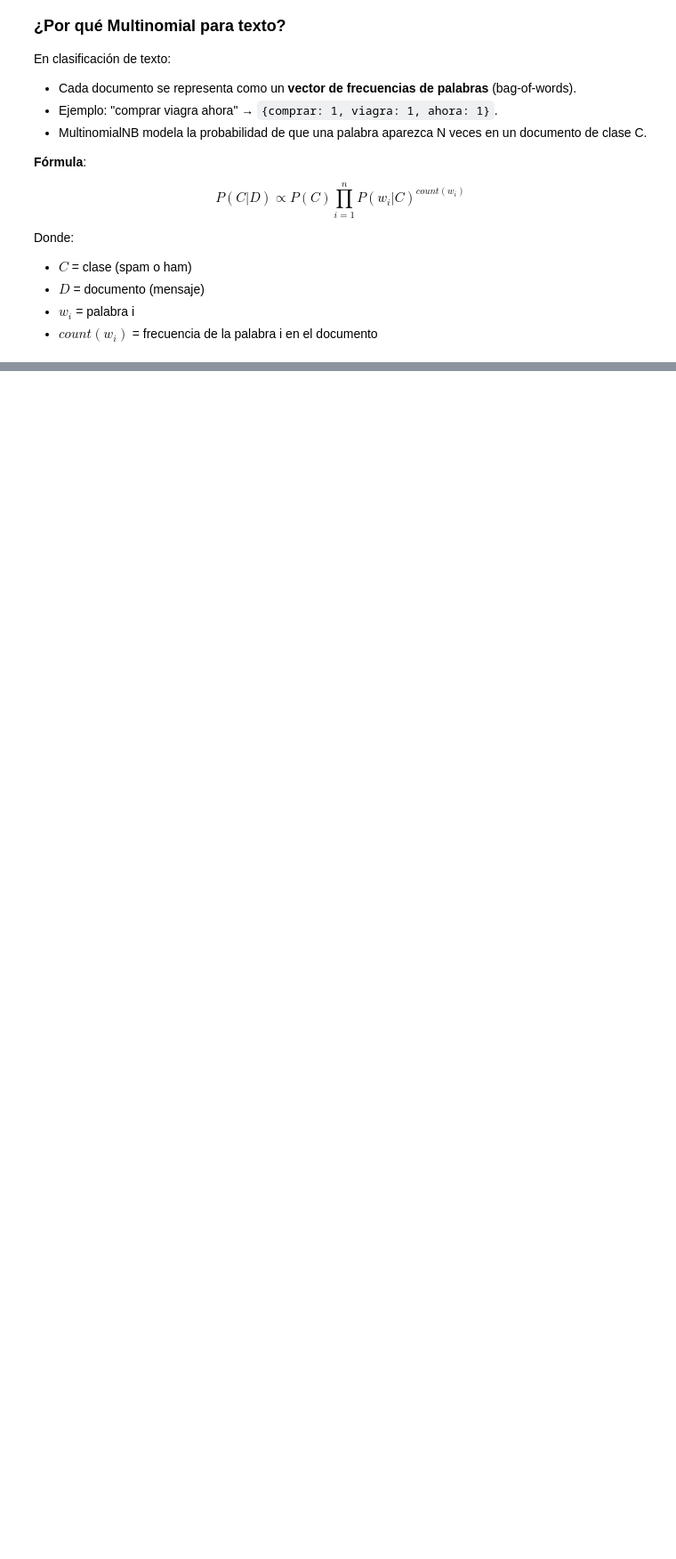
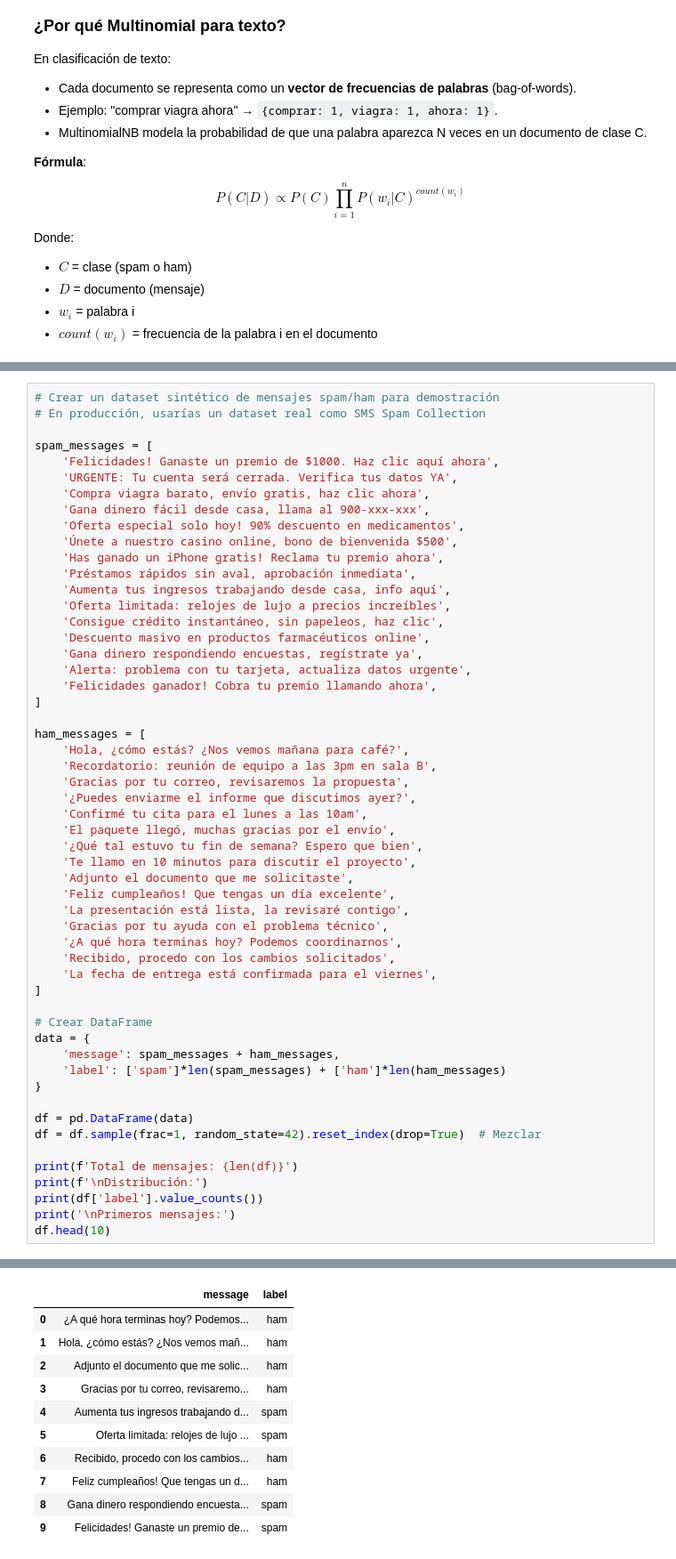
Before and after one commit to Jose-luis-echemendia/Machine-learning-AA, a Jupyter notebook: Lab Metodos Bayesianos/ejercicio3.ipynb, the cells around one changed output, grey strips where cells are left out. Shown: that part at 89% size. Drawn from its saved outputs; the diff is of its cells as text; blank space fills up the shorter version.

```diff
--- a/Lab Metodos Bayesianos/ejercicio3.ipynb
+++ b/Lab Metodos Bayesianos/ejercicio3.ipynb
@@ -33,0 +56,55 @@ Donde:
+# %%
+# Crear un dataset sintético de mensajes spam/ham para demostración
+# En producción, usarías un dataset real como SMS Spam Collection
+
+spam_messages = [
+    'Felicidades! Ganaste un premio de $1000. Haz clic aquí ahora',
+    'URGENTE: Tu cuenta será cerrada. Verifica tus datos YA',
+    'Compra viagra barato, envío gratis, haz clic ahora',
+    'Gana dinero fácil desde casa, llama al 900-xxx-xxx',
+    'Oferta especial solo hoy! 90% descuento en medicamentos',
+    'Únete a nuestro casino online, bono de bienvenida $500',
+    'Has ganado un iPhone gratis! Reclama tu premio ahora',
+    'Préstamos rápidos sin aval, aprobación inmediata',
+    'Aumenta tus ingresos trabajando desde casa, info aquí',
+    'Oferta limitada: relojes de lujo a precios increíbles',
+    'Consigue crédito instantáneo, sin papeleos, haz clic',
+    'Descuento masivo en productos farmacéuticos online',
+    'Gana dinero respondiendo encuestas, regístrate ya',
+    'Alerta: problema con tu tarjeta, actualiza datos urgente',
+    'Felicidades ganador! Cobra tu premio llamando ahora',
+]
+
+ham_messages = [
+    'Hola, ¿cómo estás? ¿Nos vemos mañana para café?',
+    'Recordatorio: reunión de equipo a las 3pm en sala B',
+    'Gracias por tu correo, revisaremos la propuesta',
+    '¿Puedes enviarme el informe que discutimos ayer?',
+    'Confirmé tu cita para el lunes a las 10am',
+    'El paquete llegó, muchas gracias por el envío',
+    '¿Qué tal estuvo tu fin de semana? Espero que bien',
+    'Te llamo en 10 minutos para discutir el proyecto',
+    'Adjunto el documento que me solicitaste',
+    'Feliz cumpleaños! Que tengas un día excelente',
+    'La presentación está lista, la revisaré contigo',
+    'Gracias por tu ayuda con el problema técnico',
+    '¿A qué hora terminas hoy? Podemos coordinarnos',
+    'Recibido, procedo con los cambios solicitados',
+    'La fecha de entrega está confirmada para el viernes',
+]
+
+# Crear DataFrame
+data = {
+    'message': spam_messages + ham_messages,
+    'label': ['spam']*len(spam_messages) + ['ham']*len(ham_messages)
+}
+
+df = pd.DataFrame(data)
+df = df.sample(frac=1, random_state=42).reset_index(drop=True)  # Mezclar
+
+print(f'Total de mensajes: {len(df)}')
+print(f'\nDistribución:')
+print(df['label'].value_counts())
+print('\nPrimeros mensajes:')
+df.head(10)
+# %% [output]
@@ -33,0 +120,11 @@ Donde:
+|  | message | label |
+| 0 | ¿A qué hora terminas hoy? Podemos... | ham |
+| 1 | Hola, ¿cómo estás? ¿Nos vemos mañ... | ham |
+| 2 | Adjunto el documento que me solic... | ham |
+| 3 | Gracias por tu correo, revisaremo... | ham |
+| 4 | Aumenta tus ingresos trabajando d... | spam |
+| 5 | Oferta limitada: relojes de lujo ... | spam |
+| 6 | Recibido, procedo con los cambios... | ham |
+| 7 | Feliz cumpleaños! Que tengas un d... | ham |
+| 8 | Gana dinero respondiendo encuesta... | spam |
+| 9 | Felicidades! Ganaste un premio de... | spam |
```
Also changed, not shown: parts of 16 cells of this notebook, 12 other files.
